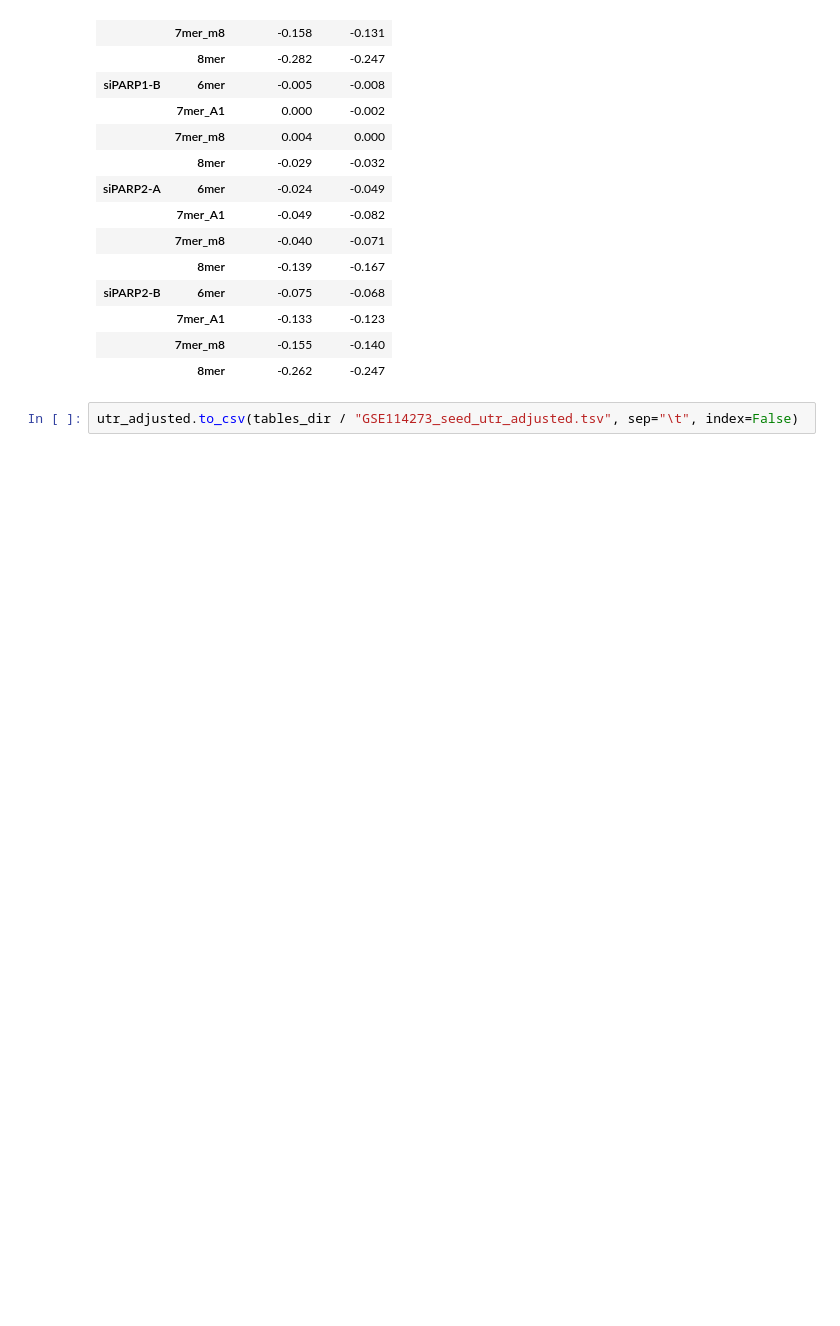
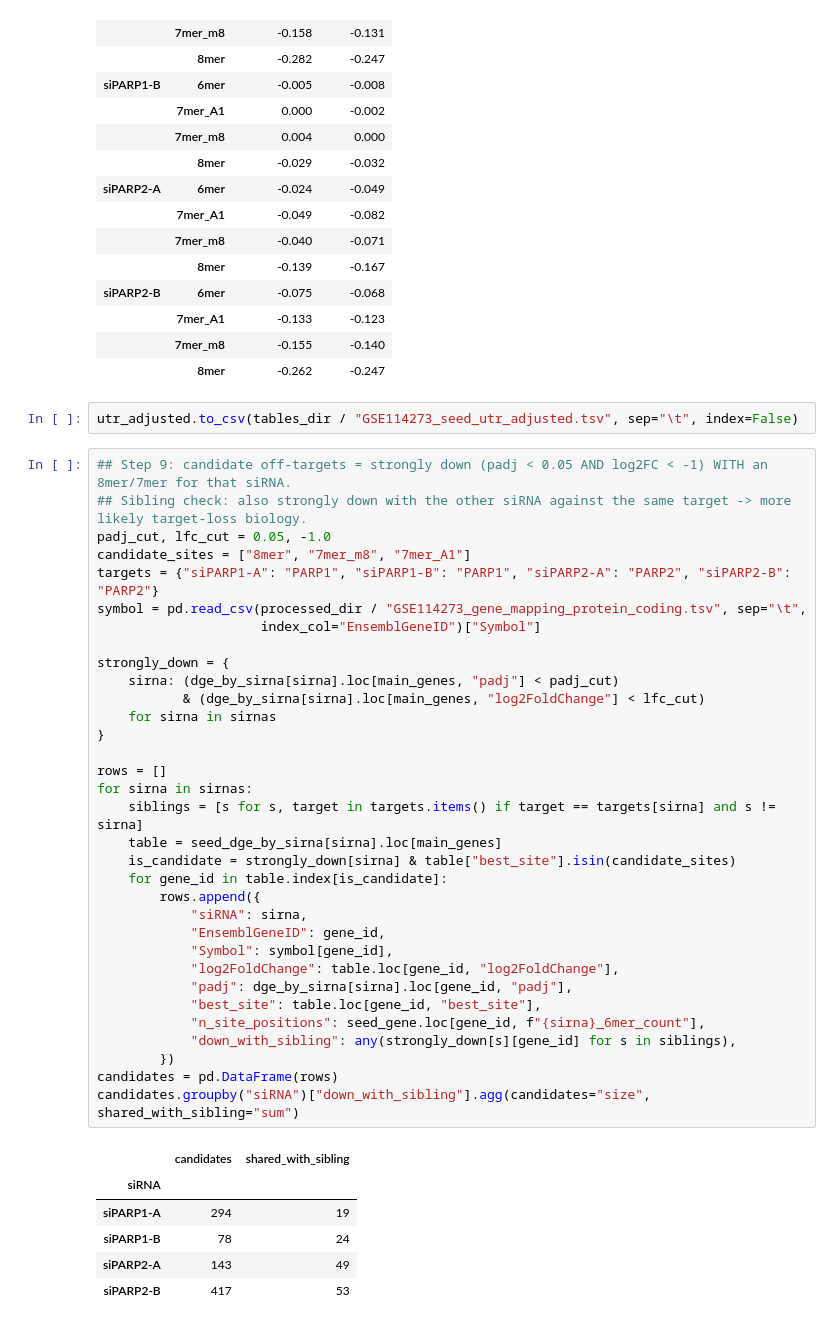
Before and after one commit to pietschM13/siRNA_off_target_effects, a Jupyter notebook: notebooks/GSE114273/04_off_target_analysis.ipynb, the cells around one changed output. Drawn from its saved outputs; the diff is of its cells as text; blank space fills up the shorter version.

```diff
--- a/notebooks/GSE114273/04_off_target_analysis.ipynb
+++ b/notebooks/GSE114273/04_off_target_analysis.ipynb
@@ -389,3 +391,43 @@ utr_adjusted.pivot_table(index=["siRNA", "site"], columns="model", values="coef"
 |  | 8mer | -0.262 | -0.247 |
 # %%
 utr_adjusted.to_csv(tables_dir / "GSE114273_seed_utr_adjusted.tsv", sep="\t", index=False)
+# %%
+## Step 9: candidate off-targets = strongly down (padj < 0.05 AND log2FC < -1) WITH an 8mer/7mer for that siRNA.
+## Sibling check: also strongly down with the other siRNA against the same target -> more likely target-loss biology.
+padj_cut, lfc_cut = 0.05, -1.0
+candidate_sites = ["8mer", "7mer_m8", "7mer_A1"]
+targets = {"siPARP1-A": "PARP1", "siPARP1-B": "PARP1", "siPARP2-A": "PARP2", "siPARP2-B": "PARP2"}
+symbol = pd.read_csv(processed_dir / "GSE114273_gene_mapping_protein_coding.tsv", sep="\t",
+                     index_col="EnsemblGeneID")["Symbol"]
+
+strongly_down = {
+    sirna: (dge_by_sirna[sirna].loc[main_genes, "padj"] < padj_cut)
+           & (dge_by_sirna[sirna].loc[main_genes, "log2FoldChange"] < lfc_cut)
+    for sirna in sirnas
+}
+
+rows = []
+for sirna in sirnas:
+    siblings = [s for s, target in targets.items() if target == targets[sirna] and s != sirna]
+    table = seed_dge_by_sirna[sirna].loc[main_genes]
+    is_candidate = strongly_down[sirna] & table["best_site"].isin(candidate_sites)
+    for gene_id in table.index[is_candidate]:
+        rows.append({
+            "siRNA": sirna,
+            "EnsemblGeneID": gene_id,
+            "Symbol": symbol[gene_id],
+            "log2FoldChange": table.loc[gene_id, "log2FoldChange"],
+            "padj": dge_by_sirna[sirna].loc[gene_id, "padj"],
+            "best_site": table.loc[gene_id, "best_site"],
+            "n_site_positions": seed_gene.loc[gene_id, f"{sirna}_6mer_count"],
+            "down_with_sibling": any(strongly_down[s][gene_id] for s in siblings),
+        })
+candidates = pd.DataFrame(rows)
+candidates.groupby("siRNA")["down_with_sibling"].agg(candidates="size", shared_with_sibling="sum")
+# %% [output]
+|  | candidates | shared_with_sibling |
+| siRNA |  |  |
+| siPARP1-A | 294 | 19 |
+| siPARP1-B | 78 | 24 |
+| siPARP2-A | 143 | 49 |
+| siPARP2-B | 417 | 53 |
```
Also changed, not shown: parts of 5 cells of this notebook, 3 other files.
